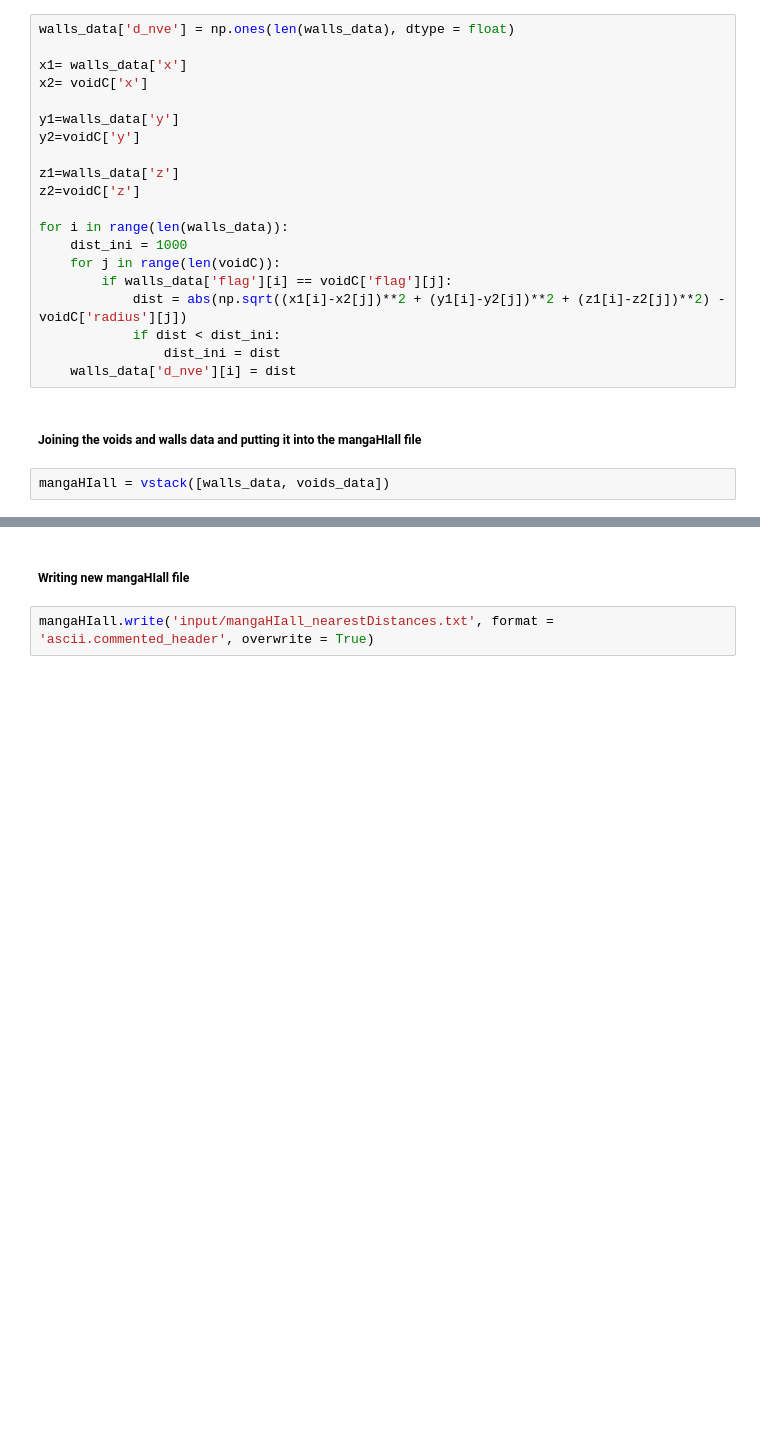
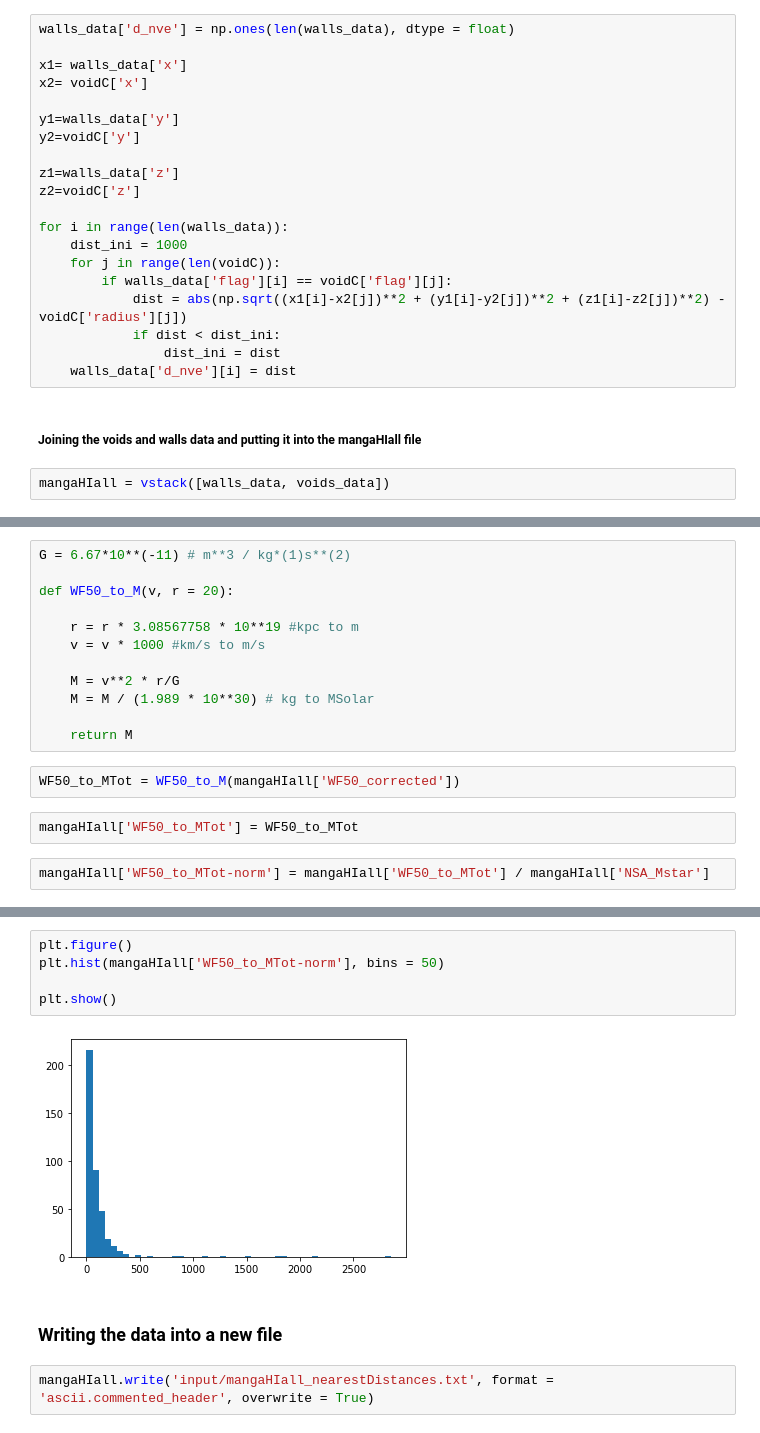
Before and after one commit to usiam/Summer-20_Galactic-Rotation-Curves-And-Dark-Matter, a Jupyter notebook: 12. Nearest_neighbor_to_void_edges.ipynb, the cells around one changed output, grey strips where cells are left out. Cells and saved outputs as stored; diff of their text form; blank space fills up the shorter version.

```diff
--- a/12. Nearest_neighbor_to_void_edges.ipynb
+++ b/12. Nearest_neighbor_to_void_edges.ipynb
@@ -120,0 +145,18 @@ mangaHIall = vstack([walls_data, voids_data])
+# %%
+G = 6.67*10**(-11) # m**3 / kg*(1)s**(2)
+
+def WF50_to_M(v, r = 20):
+
+    r = r * 3.08567758 * 10**19 #kpc to m
+    v = v * 1000 #km/s to m/s
+
+    M = v**2 * r/G
+    M = M / (1.989 * 10**30) # kg to MSolar
+
+    return M
+# %%
+WF50_to_MTot = WF50_to_M(mangaHIall['WF50_corrected'])
+# %%
+mangaHIall['WF50_to_MTot'] = WF50_to_MTot
+# %%
+mangaHIall['WF50_to_MTot-norm'] = mangaHIall['WF50_to_MTot'] / mangaHIall['NSA_Mstar']
@@ -121,4 +185,11 @@ mangaHIall = vstack([walls_data, voids_data])
+# %%
+plt.figure()
+plt.hist(mangaHIall['WF50_to_MTot-norm'], bins = 50)
+
+plt.show()
+# %% [output]
+[figure, added]
 # %% [markdown]
-##### Writing new mangaHIall file
+### Writing the data into a new file
 # %%
 mangaHIall.write('input/mangaHIall_nearestDistances.txt', format = 'ascii.commented_header', overwrite = True)
```
Also changed, not shown: parts of 3 cells of this notebook.
